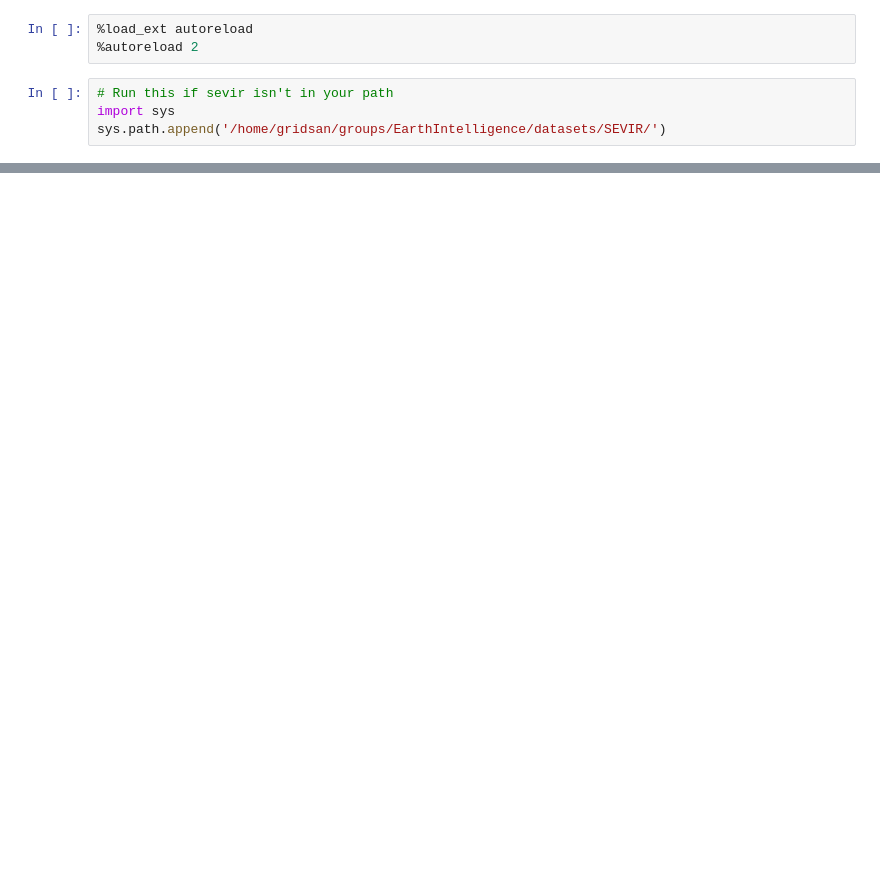
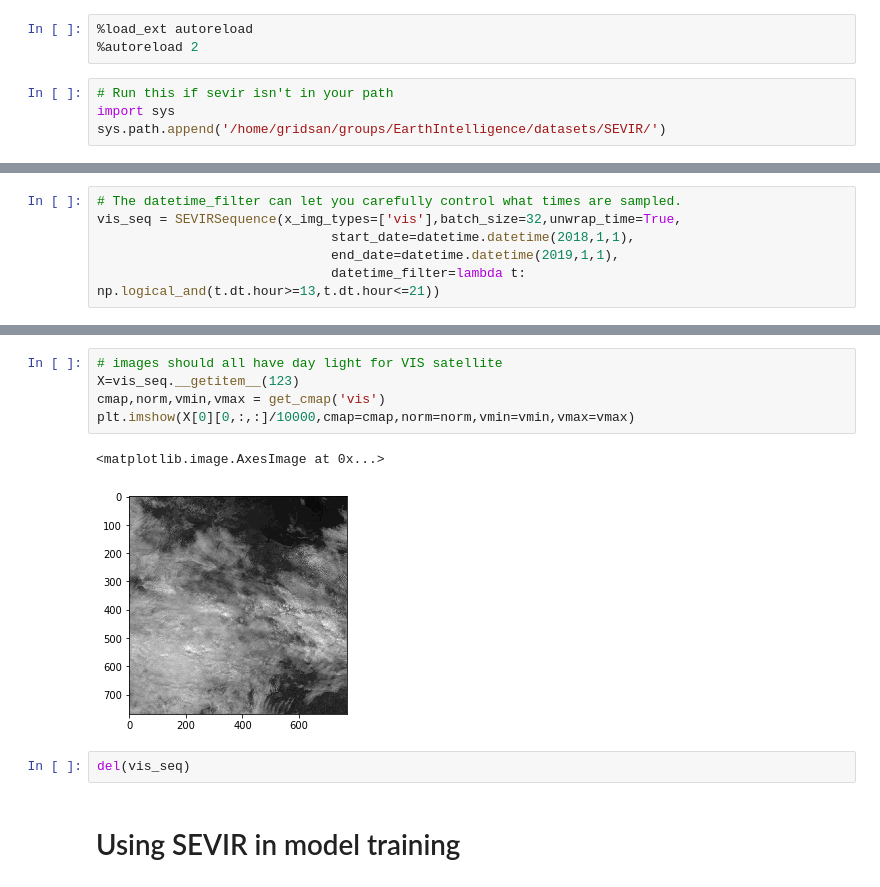
Before and after one commit to MIT-AI-Accelerator/eie-sevir, a Jupyter notebook: examples/Generators.ipynb, the cells around one changed output, grey strips where cells are left out. Saved outputs shown, nothing was run; the diff lists cells and outputs as text; blank space fills up the shorter version.

```diff
--- a/examples/Generators.ipynb
+++ b/examples/Generators.ipynb
@@ -47,0 +172,6 @@ X[0].shape
+# %%
+# The datetime_filter can let you carefully control what times are sampled.
+vis_seq = SEVIRSequence(x_img_types=['vis'],batch_size=32,unwrap_time=True,
+                              start_date=datetime.datetime(2018,1,1),
+                              end_date=datetime.datetime(2019,1,1),
+                              datetime_filter=lambda t: np.logical_and(t.dt.hour>=13,t.dt.hour<=21))
@@ -47,0 +201,12 @@ X[0].shape
+# %%
+# images should all have day light for VIS satellite
+X=vis_seq.__getitem__(123)
+cmap,norm,vmin,vmax = get_cmap('vis')
+plt.imshow(X[0][0,:,:]/10000,cmap=cmap,norm=norm,vmin=vmin,vmax=vmax)
+# %% [output]
+<matplotlib.image.AxesImage at 0x...>
+[figure, added]
+# %%
+del(vis_seq)
+# %% [markdown]
+# Using SEVIR in model training
```
Also changed, not shown: parts of 25 cells of this notebook, 3 other files.
